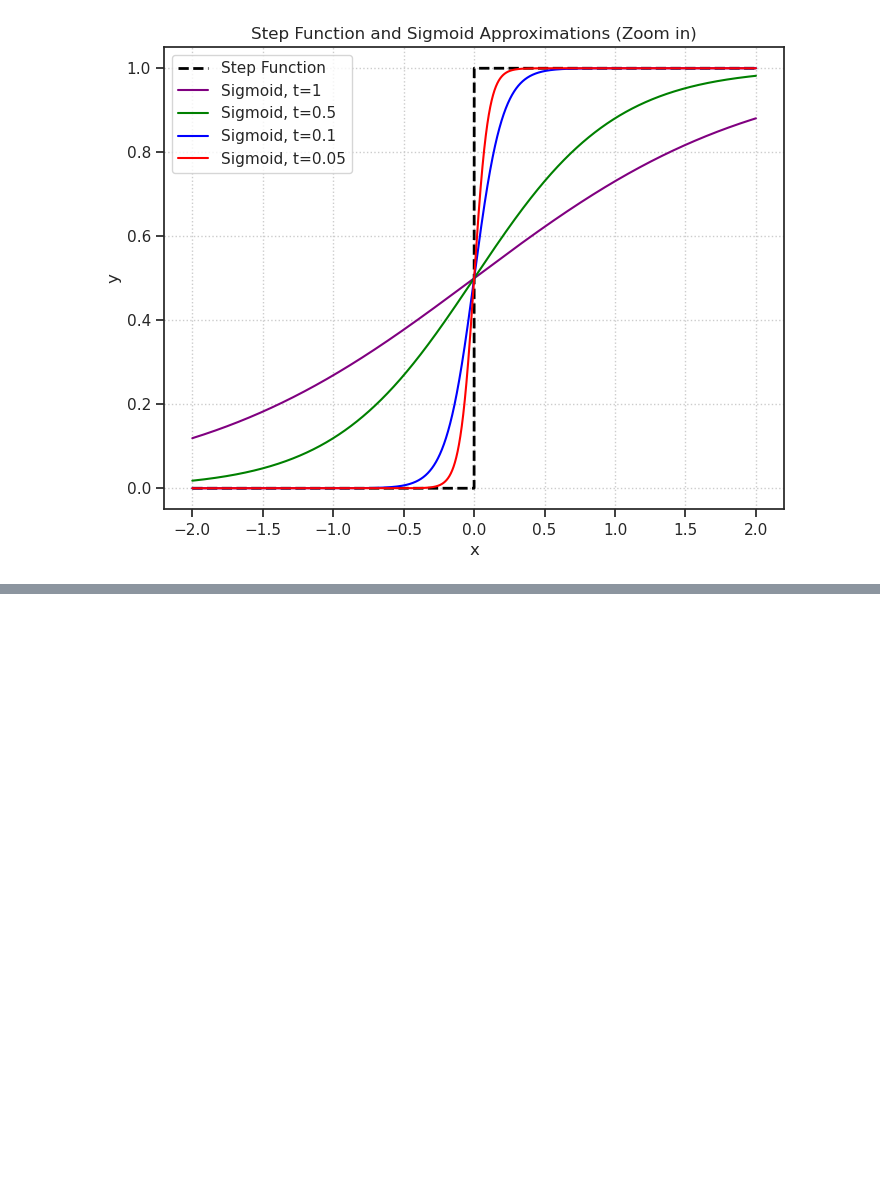
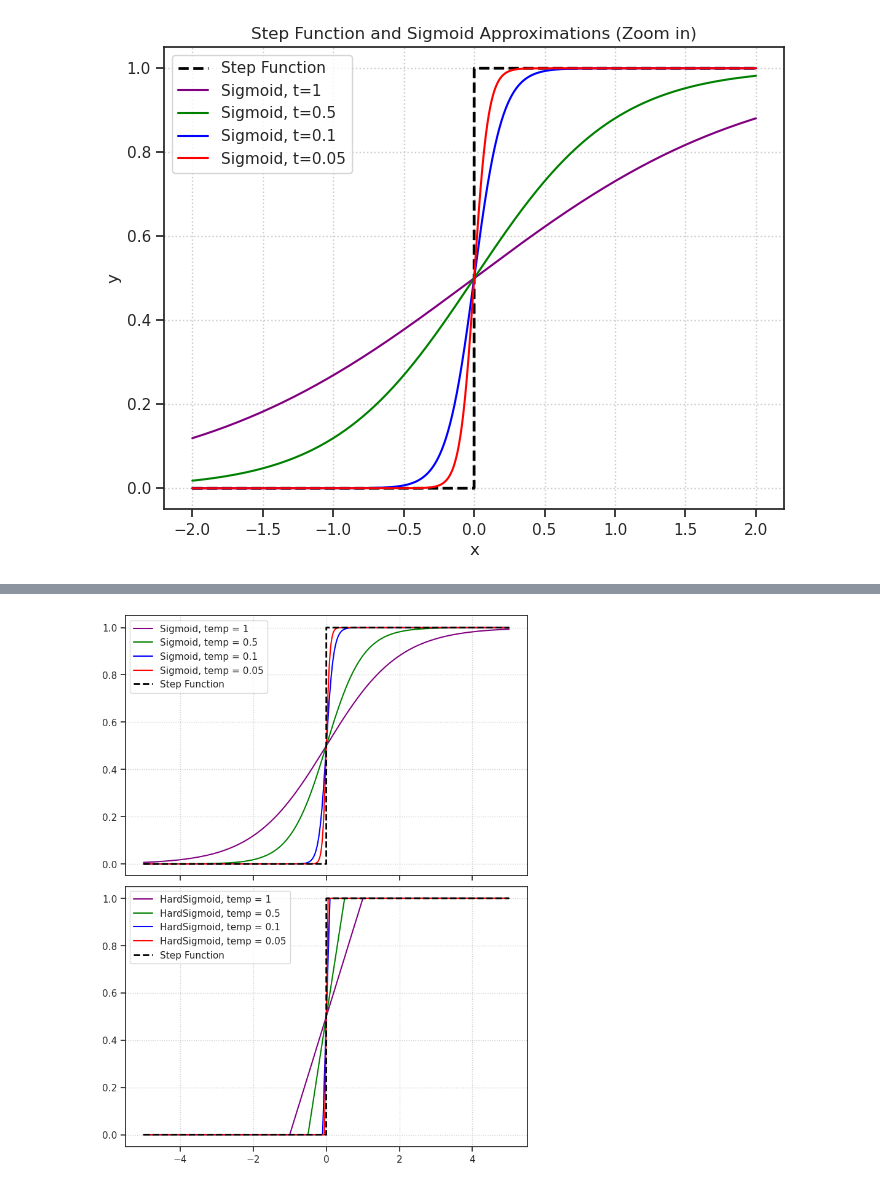
Before and after one commit to hadivafaii/PoissonGradientEstimation, a Jupyter notebook: notebooks/relaxed-poisson-hadi.ipynb, the cells around one changed output, grey strips where cells are left out. Saved outputs shown, nothing was run; the diff lists cells and outputs as text; code cells hidden in the pictures; blank space fills up the shorter version.

```diff
--- a/notebooks/relaxed-poisson-hadi.ipynb
+++ b/notebooks/relaxed-poisson-hadi.ipynb
@@ -60,9 +60,12 @@ temperatures = [
     0.4, 0.5, 0.6, 0.7, 0.8, 0.9, 1.0,
 ]
 
-# keywords
+
+batch_size = 10_000
+
 kws = dict(
-    log_rate=torch.log(lamb),
+    log_rate=torch.log(lamb.expand(
+        (batch_size, -1))).cuda(),
     clamp=None,
     n_exp=n_exp,
 )
@@ -79,12 +82,12 @@ n_samples = int(1e5)
 
 samples = collections.defaultdict(list)
 
-for _ in tqdm(range(n_samples)):
+for _ in tqdm(range(n_samples // batch_size)):
     for t, dist in dists.items():
         samples[t].append(dist.rsample())
 
 samples = {
-    t: tonp(torch.stack(s).T)
+    t: tonp(torch.cat(s).T)
     for t, s in samples.items()
 }
 # %% [markdown]
@@ -137,3 +145,5 @@ n_bins = 50
 width = upper / n_bins
 bins = np.linspace(0, upper + width, n_bins + 3)
 bins -= 3 * width / 2
+# %%
+selected_lamb = [0.5, 1.0]
@@ -226,0 +254,23 @@ plt.show()
+# %%
+x = torch.linspace(-5, 5, 10000)
+
+fig, axes = create_figure(2, 1, figsize=(7, 9), sharex='all')
+
+temperatures = [1, 0.5, 0.1, 0.05]
+colors = ['purple', 'green', 'blue', 'red']
+for temp, c in zip(temperatures, colors):
+    y = tonp(torch.sigmoid(x / temp))
+    axes[0].plot(x, y, label=f'Sigmoid, temp = {temp}', color=c)
+
+    y = tonp(torch.clamp(0.5 * x / temp + 0.5, min=0.0, max=1.0))
+    axes[1].plot(x, y, label=f'HardSigmoid, temp = {temp}', color=c)
+
+y = tonp(torch.where(x >= 0, 1, 0))
+for ax in axes.flat:
+    ax.plot(x, y, label='Step Function', color='black', lw=2, ls='--')
+    ax.legend()
+    ax.grid()
+
+plt.show()
+# %% [output]
+[figure, added]
```
Also changed, not shown: parts of 4 cells of this notebook, 1 other file.
